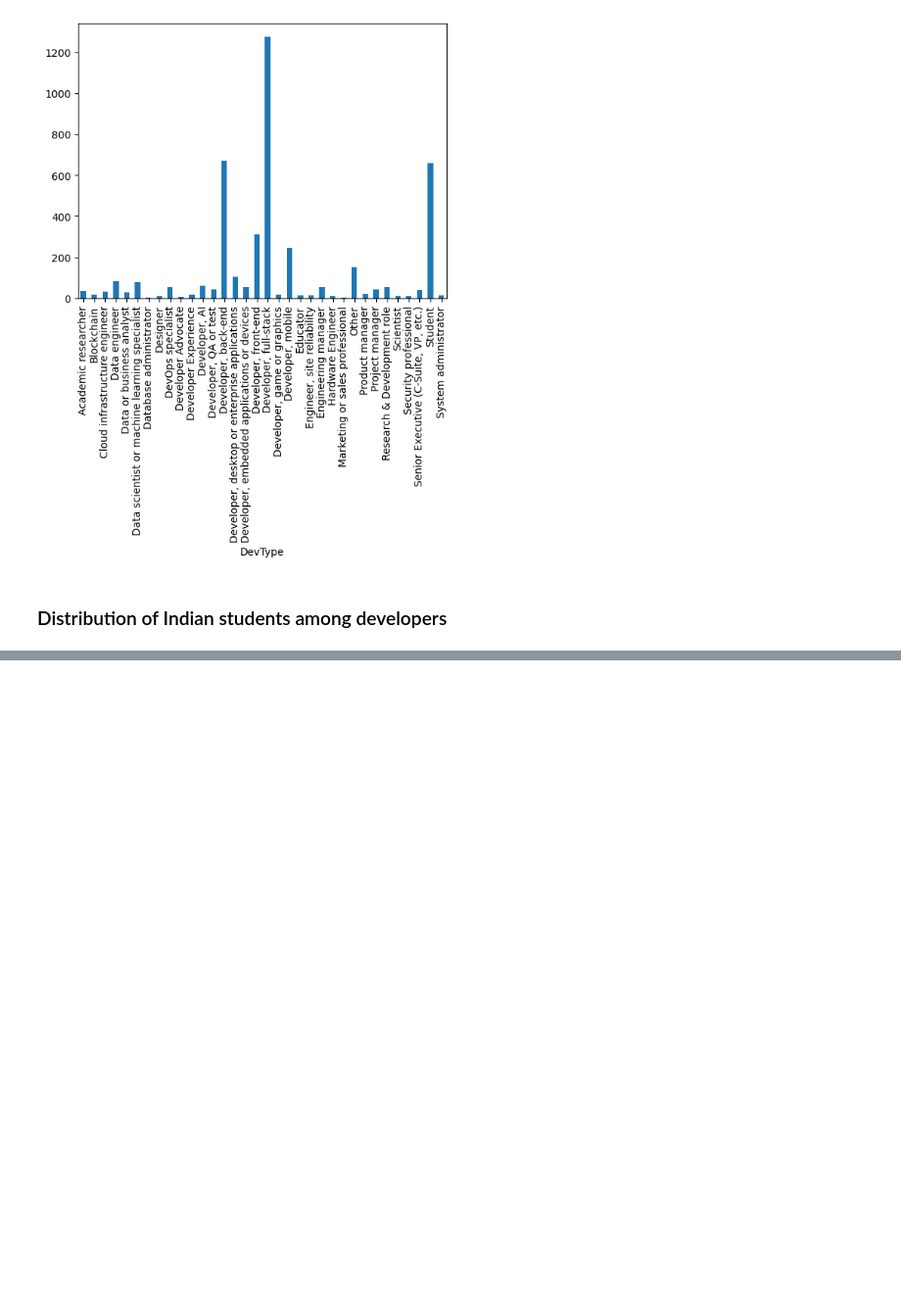
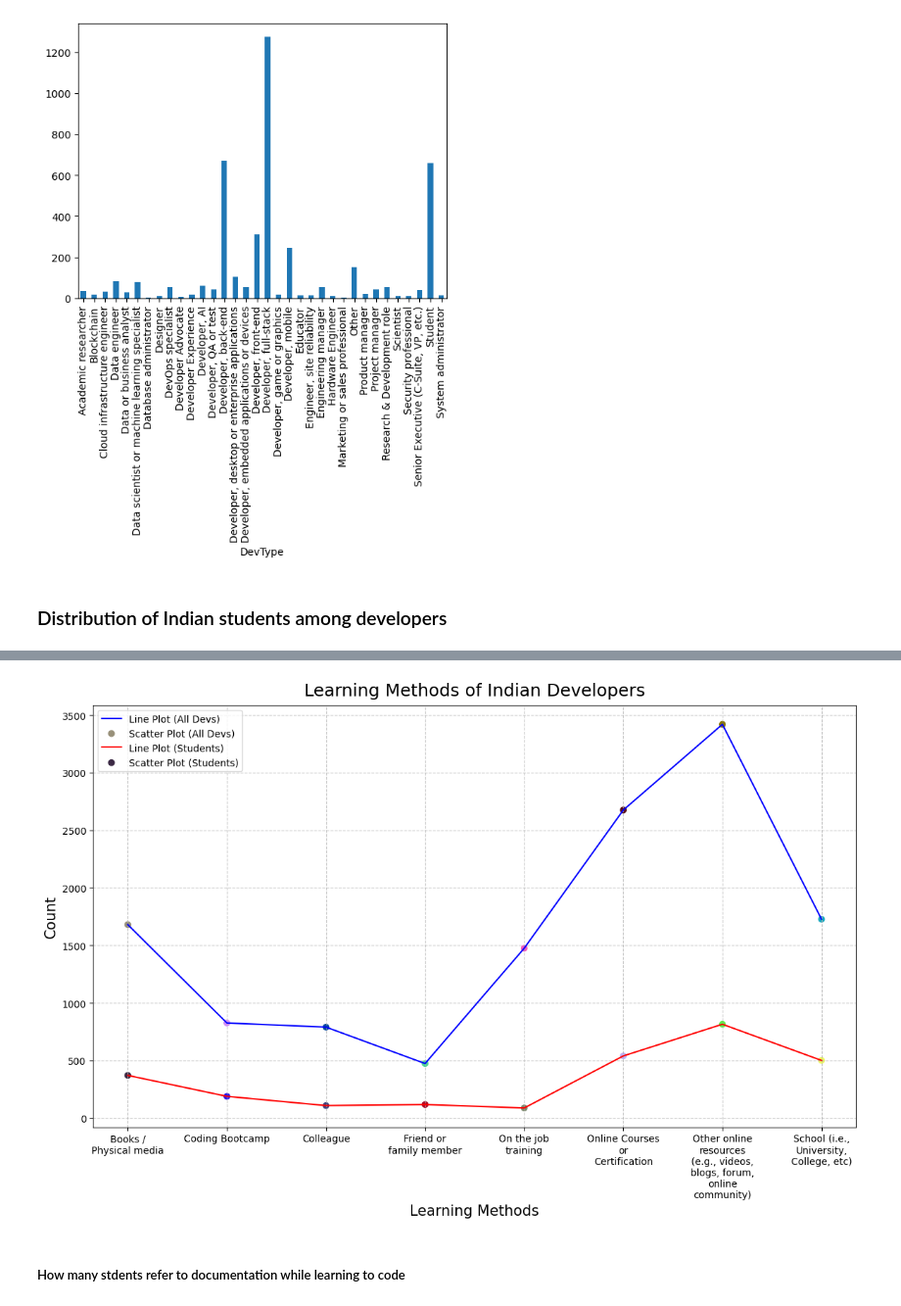
Before and after one commit to Kemphire/dav-project, a Jupyter notebook: main.ipynb, the cells around one changed output, grey strips where cells are left out. Shown at 98% size. Cells and saved outputs as stored; diff of their text form; code cells hidden in the pictures; blank space fills up the shorter version.

```diff
--- a/main.ipynb
+++ b/main.ipynb
@@ -394,0 +449,66 @@ Under 18 years old     160.0              32 Index(['18-24 years old', '25-34 ye
+# %%
+# How do all the devs learn to code
+
+learning_methods = df["LearnCode"].str.split(";").explode().value_counts()[:-1]
+learning_methods_stud = (
+    df.loc[df["Employment"].str.contains("Student", case=False)]["LearnCode"]
+    .str.split(";")
+    .explode()
+    .value_counts()[:-1]
+)
+
+common_labels = learning_methods.index.union(learning_methods_stud.index)
+learning_methods = learning_methods.reindex(common_labels, fill_value=0)
+learning_methods_stud = learning_methods_stud.reindex(common_labels, fill_value=0)
+
+# Wrapping labels for better readability
+wrapped_labels = [textwrap.fill(label, width=15) for label in common_labels]
+
+# Generating random colors
+colors1 = np.random.rand(len(common_labels), 3)
+colors2 = np.random.rand(len(common_labels), 3)
+
+# Plotting
+plt.figure(figsize=(12, 8))
+
+# All developers
+plt.plot(
+    wrapped_labels, learning_methods.values, label="Line Plot (All Devs)", color="blue"
+)
+plt.scatter(
+    wrapped_labels, learning_methods.values, c=colors1, label="Scatter Plot (All Devs)"
+)
+
+# Student developers
+plt.plot(
+    wrapped_labels,
+    learning_methods_stud.values,
+    label="Line Plot (Students)",
+    color="red",
+)
+plt.scatter(
+    wrapped_labels,
+    learning_methods_stud.values,
+    c=colors2,
+    label="Scatter Plot (Students)",
+)
+
+
+# Adding labels, title, and grid
+plt.xlabel("Learning Methods", fontsize=15)
+plt.ylabel("Count", fontsize=15)
+plt.title("Learning Methods of Indian Developers", pad=10, fontsize=18)
+plt.grid(linestyle="--", alpha=0.7)
+
+# Adding legend
+plt.legend()
+
+# Adjusting layout
+plt.tight_layout()
+
+# Show plot
+plt.show()
+# %% [output]
+[figure, added]
+# %% [markdown]
+##### How many stdents refer to documentation while learning to code
```
Also changed, not shown: parts of 30 cells of this notebook.
